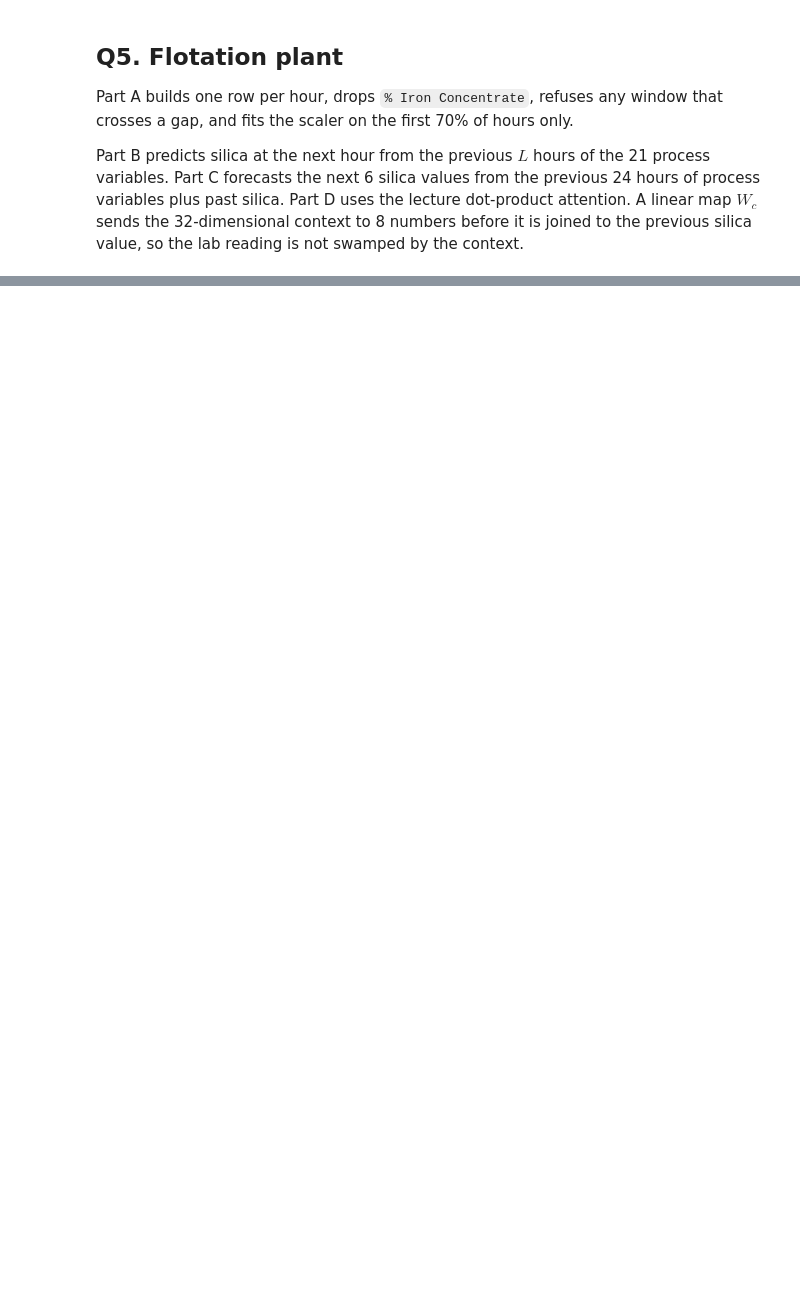
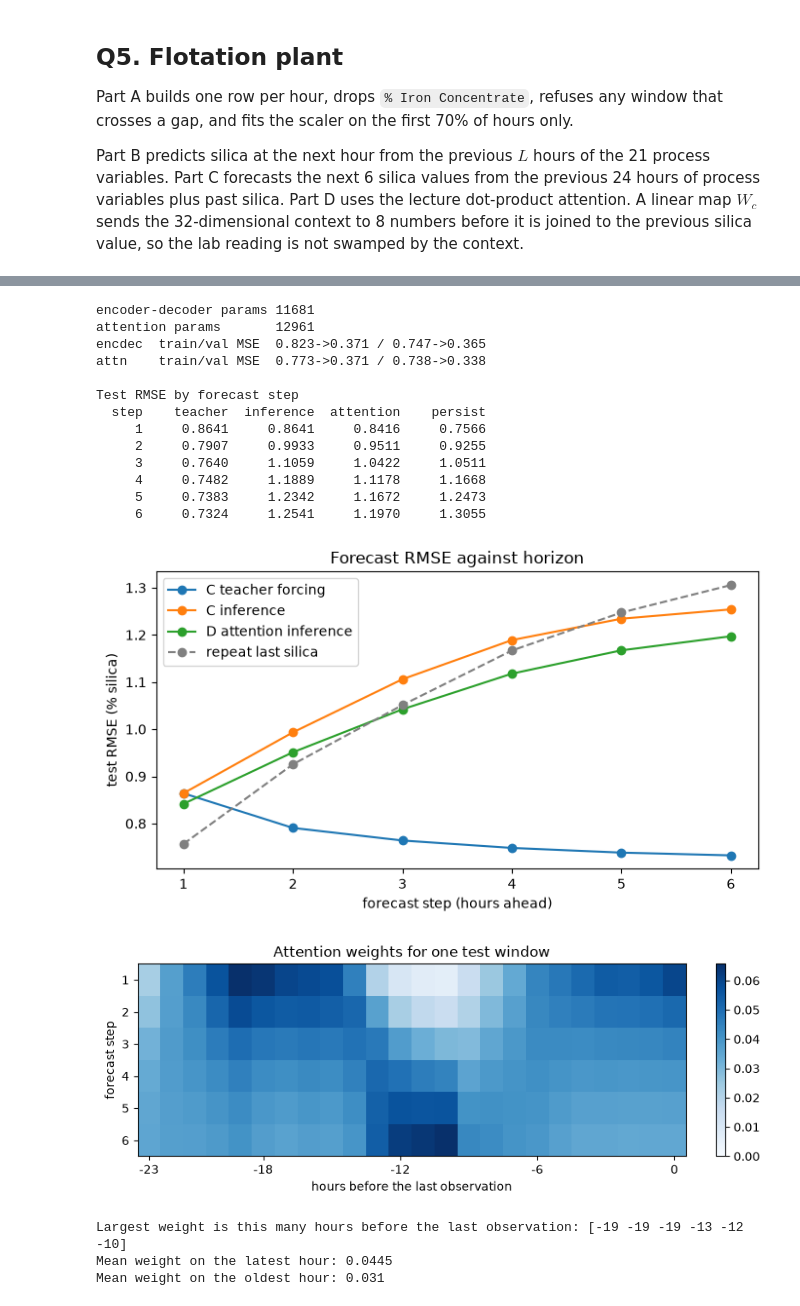
Before and after one commit to Damonbreaker/AUTOENCODER-FOR-CIF-GENERATION, a Jupyter notebook: CHL7201_Assignment2/CHL7201_Assignment2.ipynb, the cells around one changed output, grey strips where cells are left out. Cells and saved outputs as stored; diff of their text form; code cells hidden in the pictures; blank space fills up the shorter version.

```diff
--- a/CHL7201_Assignment2/CHL7201_Assignment2.ipynb
+++ b/CHL7201_Assignment2/CHL7201_Assignment2.ipynb
@@ -635,38 +740,57 @@ for k in range(6):
     print(f"{k+1:6d} {rmse_tf[k]:10.4f} {rmse_inf[k]:10.4f} {rmse_attn[k]:10.4f} {rmse_pers[k]:10.4f}")
 
 fig, ax = plt.subplots(figsize=(7, 4))
 steps = np.arange(1, 7)
 ax.plot(steps, rmse_tf, marker="o", label="C teacher forcing")
 ax.plot(steps, rmse_inf, marker="o", label="C inference")
 ax.plot(steps, rmse_attn, marker="o", label="D attention inference")
 ax.plot(steps, rmse_pers, marker="o", ls="--", color="gray", label="repeat last silica")
 ax.set_xlabel("forecast step (hours ahead)")
 ax.set_ylabel("test RMSE (% silica)")
 ax.set_title("Forecast RMSE against horizon")
 ax.legend()
 fig.tight_layout()
 fig.savefig(fig_dir / "forecast_rmse.png", dpi=120)
 plt.show()
 
 # one test window near the middle, inference attention
 k = len(alpha_inf) // 2
 heat = alpha_inf[k]
 # encoder position 0 is 23 hours before the last observation
 fig, ax = plt.subplots(figsize=(8, 3.2))
 im = ax.imshow(heat, aspect="auto", cmap="Blues", vmin=0)
 ax.set_xlabel("hours before the last observation")
 ax.set_ylabel("forecast step")
 ax.set_yticks(range(6), [str(i) for i in range(1, 7)])
-ax.set_xticks(range(0, 24, 2), [str(-23 + i) for i in range(0, 24, 2)])
+ax.set_xticks([0, 5, 11, 17, 23], ["-23", "-18", "-12", "-6", "0"])
 ax.set_title("Attention weights for one test window")
 fig.colorbar(im, ax=ax, fraction=0.03)
 fig.tight_layout()
 fig.savefig(fig_dir / "attention_heatmap.png", dpi=120)
 plt.show()
-print("Largest weight at each step is on encoder position", heat.argmax(1),
-      "(23 = the latest hour)")
-print("Mean weight on the latest hour, over this window:", heat[:, -1].mean().round(4))
-print("Mean weight on the oldest hour:", heat[:, 0].mean().round(4))
+peak_offset = heat.argmax(1) - 23
+print("Largest weight is this many hours before the last observation:", peak_offset)
+print("Mean weight on the latest hour:", round(float(heat[:, -1].mean()), 4))
+print("Mean weight on the oldest hour:", round(float(heat[:, 0].mean()), 4))
+# %% [output]
+encoder-decoder params 11681
+attention params       12961
+encdec  train/val MSE  0.823->0.371 / 0.747->0.365
+attn    train/val MSE  0.773->0.371 / 0.738->0.338
+
+Test RMSE by forecast step
+  step    teacher  inference  attention    persist
+     1     0.8641     0.8641     0.8416     0.7566
+     2     0.7907     0.9933     0.9511     0.9255
+     3     0.7640     1.1059     1.0422     1.0511
+     4     0.7482     1.1889     1.1178     1.1668
+     5     0.7383     1.2342     1.1672     1.2473
+     6     0.7324     1.2541     1.1970     1.3055
+[figure, added]
+[figure, added]
+Largest weight is this many hours before the last observation: [-19 -19 -19 -13 -12 -10]
+Mean weight on the latest hour: 0.0445
+Mean weight on the oldest hour: 0.031
 # %%
 rnn6 = sensors[("rnn", 6)]["rmse"]
 rnn48 = sensors[("rnn", 48)]["rmse"]
```
Also changed, not shown: parts of 8 cells of this notebook.
